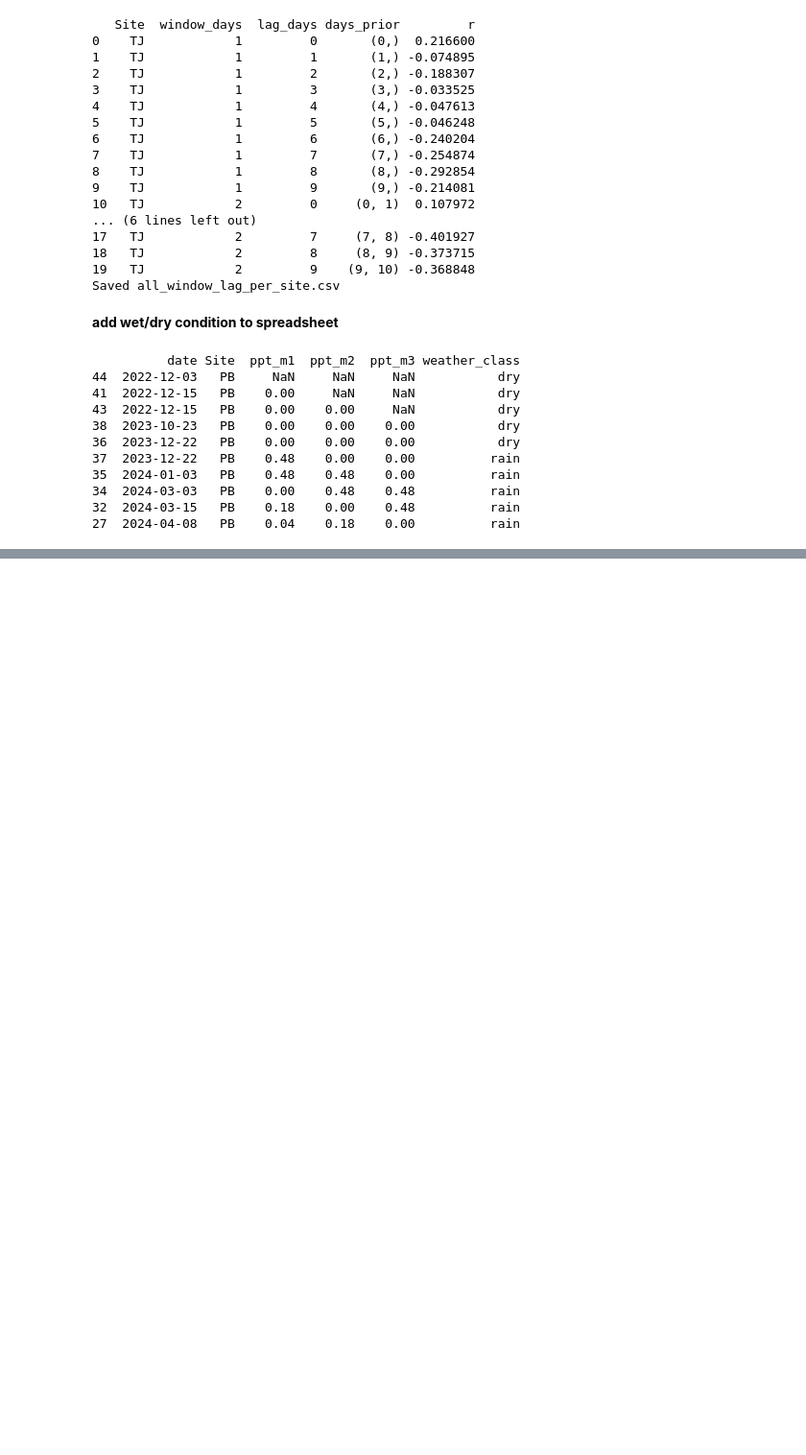
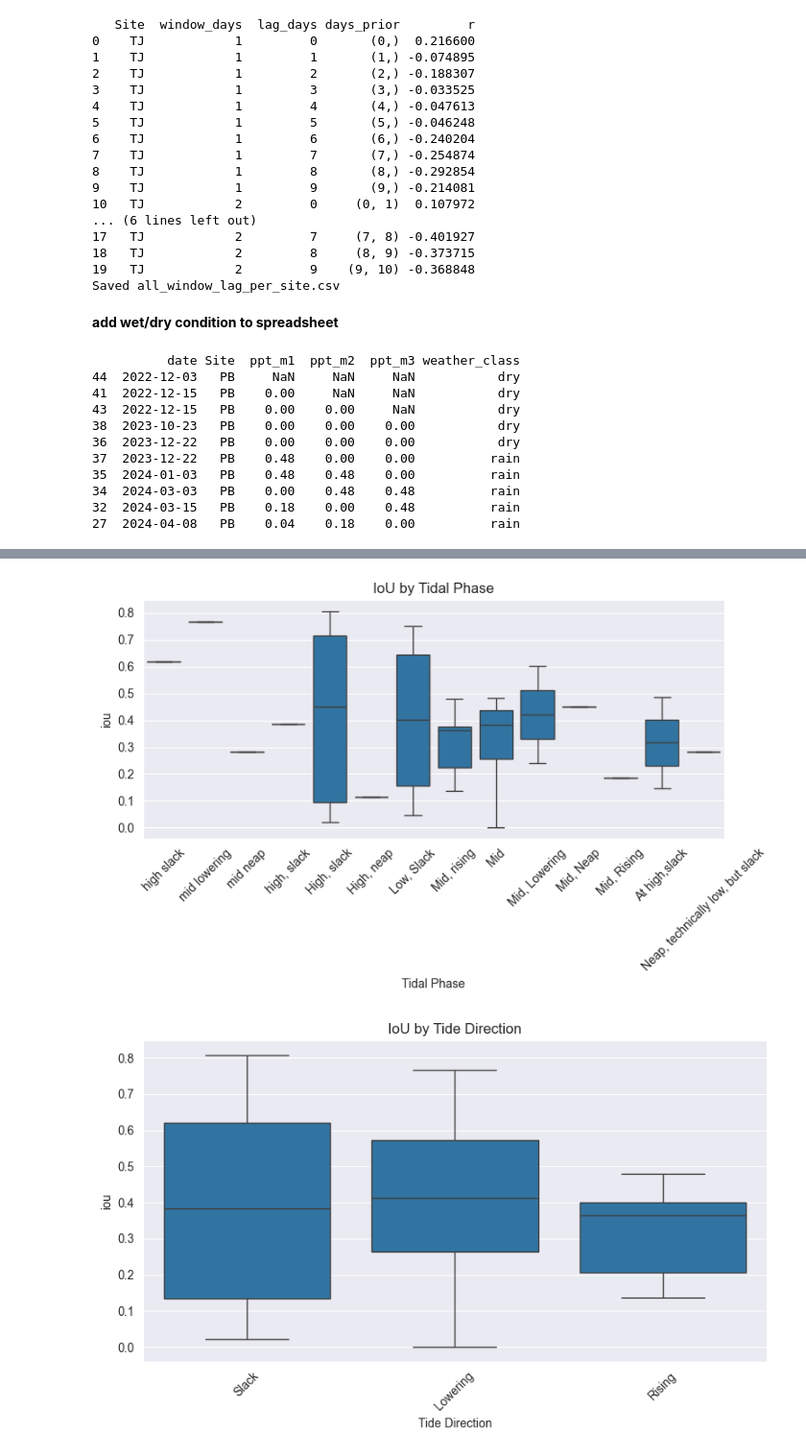
Before and after one commit to erinreilly1234/autoSAR_preprocessing, a Jupyter notebook: 00_code/dataanalysis.ipynb, the cells around one changed output, grey strips where cells are left out. Shown at 96% size. Cells and saved outputs as stored; diff of their text form; code cells hidden in the pictures; blank space fills up the shorter version.

```diff
--- a/00_code/dataanalysis.ipynb
+++ b/00_code/dataanalysis.ipynb
@@ -1807,0 +1924,13 @@ with rasterio.open('/Volumes/External/TJ_SAR/06_shapefiles/density_probability.t
+# %%
+categorical_vars = ['Tidal Phase', 'Tide Direction', 'Flow Direction', 'Site', 'weather_class']
+
+for var in categorical_vars:
+    plt.figure(figsize=(8, 5))
+    sns.boxplot(data=merged_df_clean, x=var, y='iou')
+    plt.xticks(rotation=45)
+    plt.title(f'IoU by {var}')
+    plt.tight_layout()
+    plt.show()
+# %% [output]
+[figure, added]
+[figure, added]
```
Also changed, not shown: parts of 23 cells of this notebook, 14 other files.
